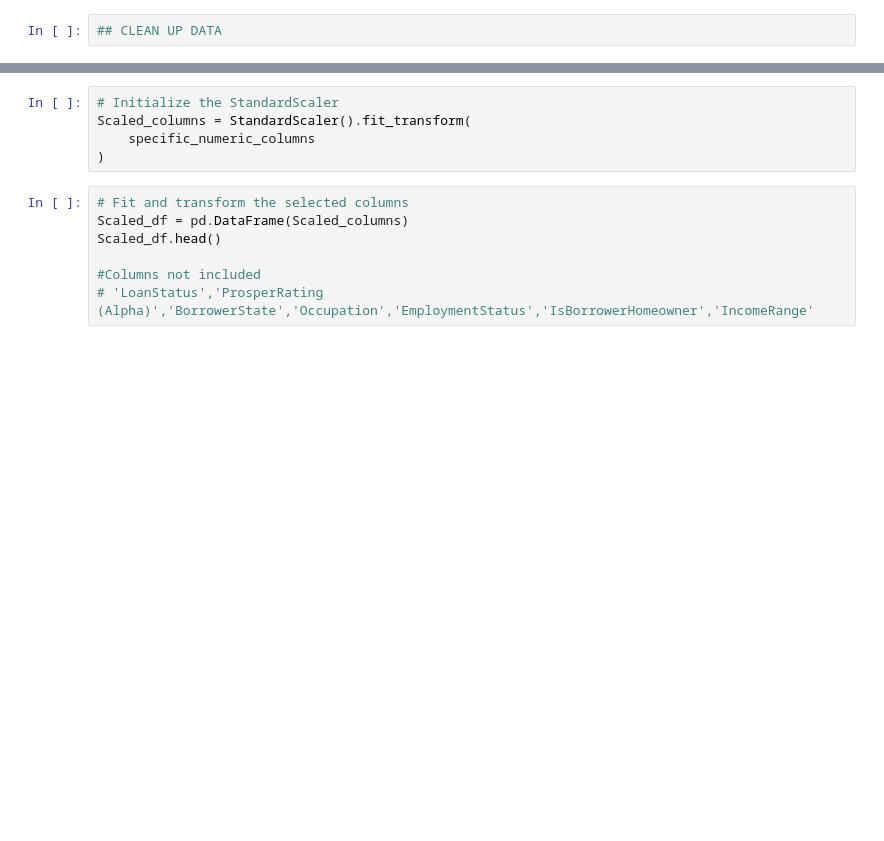
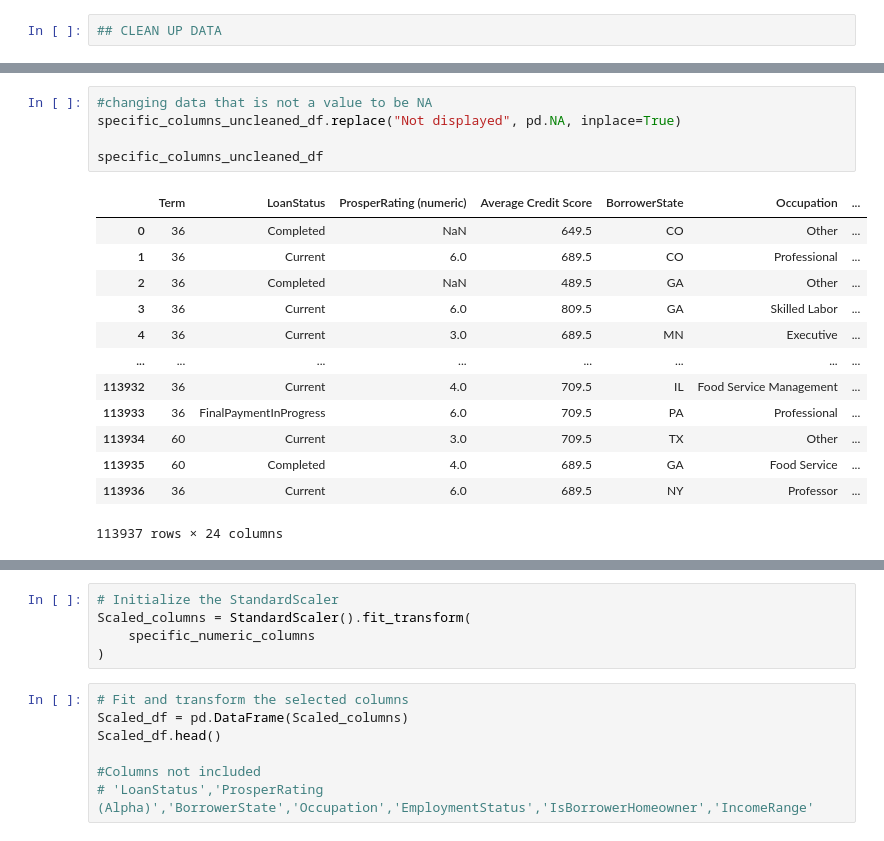
Before and after one commit to LachlanPotter33/Proj-4-Group-3, a Jupyter notebook: Notebooks/Untitled.ipynb, the cells around one changed output, grey strips where cells are left out. Saved outputs shown, nothing was run; the diff lists cells and outputs as text; blank space fills up the shorter version.

```diff
--- a/Notebooks/Untitled.ipynb
+++ b/Notebooks/Untitled.ipynb
@@ -66,0 +77,19 @@ specific_columns_uncleaned_df.head(20)
+# %%
+#changing data that is not a value to be NA
+specific_columns_uncleaned_df.replace("Not displayed", pd.NA, inplace=True)
+
+specific_columns_uncleaned_df
+# %% [output]
+|  | Term | LoanStatus | ProsperRating (numeric) | Average Credit Score | BorrowerState | Occupation | ... |
+| 0 | 36 | Completed | NaN | 649.5 | CO | Other | ... |
+| 1 | 36 | Current | 6.0 | 689.5 | CO | Professional | ... |
+| 2 | 36 | Completed | NaN | 489.5 | GA | Other | ... |
+| 3 | 36 | Current | 6.0 | 809.5 | GA | Skilled Labor | ... |
+| 4 | 36 | Current | 3.0 | 689.5 | MN | Executive | ... |
+| ... | ... | ... | ... | ... | ... | ... | ... |
+| 113932 | 36 | Current | 4.0 | 709.5 | IL | Food Service Management | ... |
+| 113933 | 36 | FinalPaymentInProgress | 6.0 | 709.5 | PA | Professional | ... |
+| 113934 | 60 | Current | 3.0 | 709.5 | TX | Other | ... |
+| 113935 | 60 | Completed | 4.0 | 689.5 | GA | Food Service | ... |
+| 113936 | 36 | Current | 6.0 | 689.5 | NY | Professor | ... |
+113937 rows × 24 columns
```
Also changed, not shown: parts of 9 cells of this notebook.
